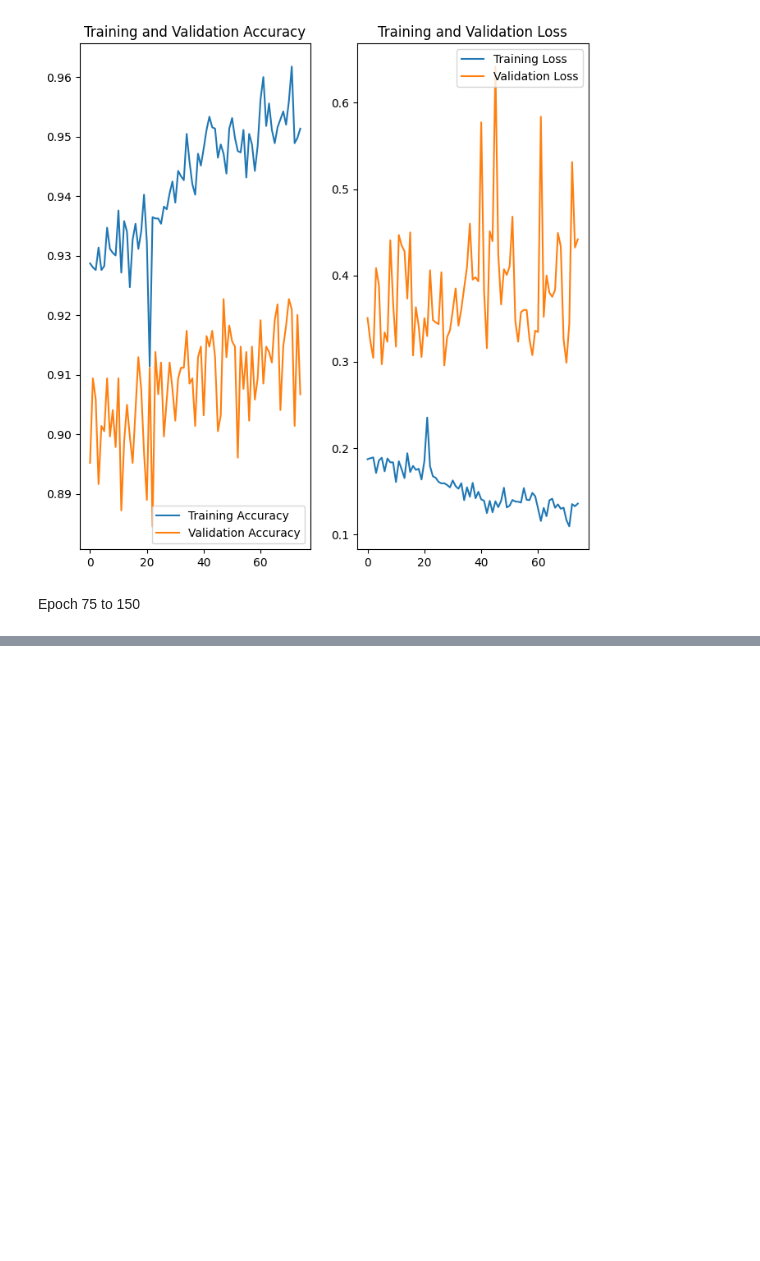
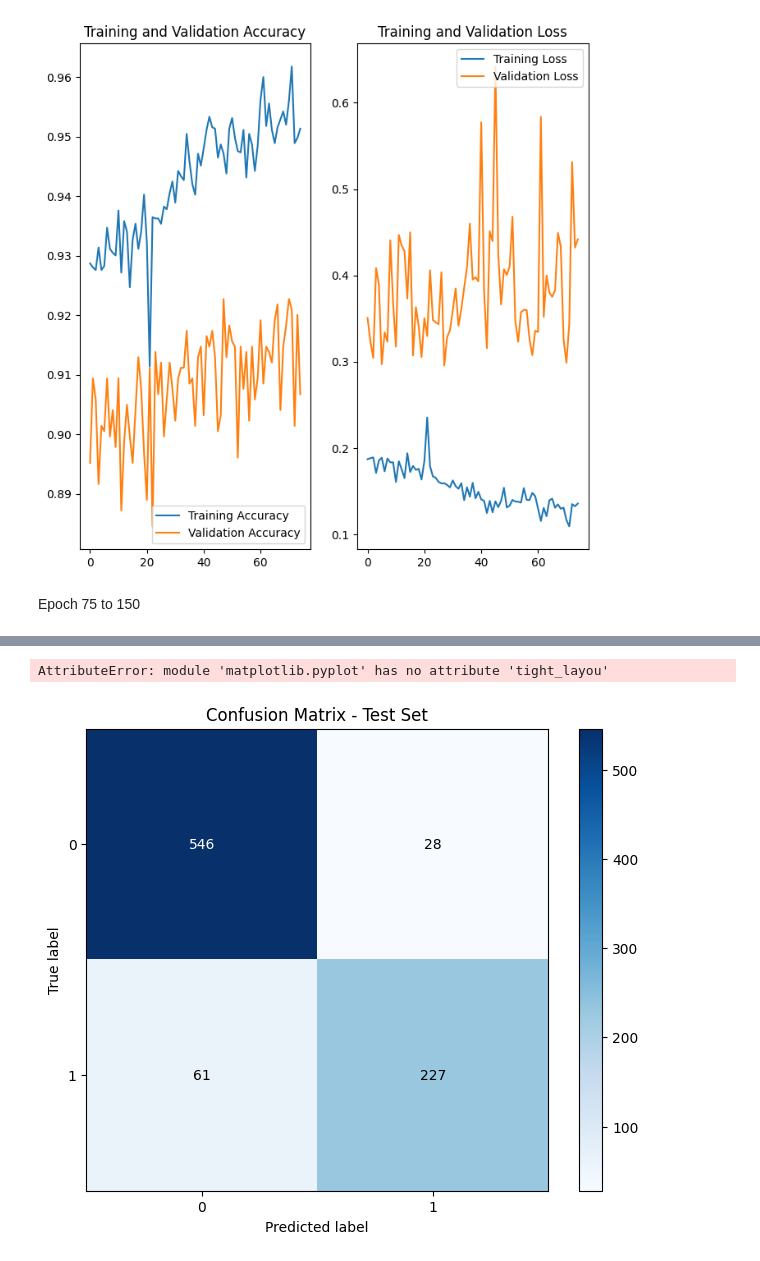
Before and after one commit to gt-big-data/aquatic-sustainability, a Jupyter notebook: keras classifier/oilspill.ipynb, the cells around one changed output, grey strips where cells are left out. Cells and saved outputs as stored; diff of their text form; code cells hidden in the pictures; blank space fills up the shorter version.

```diff
--- a/keras classifier/oilspill.ipynb
+++ b/keras classifier/oilspill.ipynb
@@ -78,8 +96,13 @@ class_names = train_ds.class_names
 # %%
+# AUTOTUNE = tf.data.AUTOTUNE
+
+# train_ds = train_ds.cache().shuffle(1000).prefetch(buffer_size=AUTOTUNE)
+# val_ds = val_ds.cache().prefetch(buffer_size=AUTOTUNE)
 AUTOTUNE = tf.data.AUTOTUNE
 
 train_ds = train_ds.cache().shuffle(1000).prefetch(buffer_size=AUTOTUNE)
 val_ds = val_ds.cache().prefetch(buffer_size=AUTOTUNE)
+test_ds = test_ds.cache().prefetch(buffer_size=AUTOTUNE)
 # %%
 # normalization_layer = layers.Rescaling(1./255)
 
@@ -364,0 +433,69 @@ model.save("model.keras")
+# %%
+model = tf.keras.models.load_model("model.keras")
+
+print("Model loaded successfully!")
+model.summary()
+# %%
+# Get predictions on test set
+y_true = []
+y_pred = []
+
+for images, labels in test_ds:
+    predictions = model.predict(images)
+    predicted_labels = tf.argmax(predictions, axis=1)
+    y_true.extend(labels.numpy())
+    y_pred.extend(predicted_labels.numpy())
+
+# Convert to numpy arrays
+y_true = np.array(y_true)
+y_pred = np.array(y_pred)
+
+# Calculate confusion matrix
+cm = confusion_matrix(y_true, y_pred)
+tn, fp, fn, tp = cm.ravel()
+
+# Calculate metrics
+accuracy = accuracy_score(y_true, y_pred)
+precision = precision_score(y_true, y_pred)
+recall = recall_score(y_true, y_pred)
+f1 = f1_score(y_true, y_pred)
+
+# Print results
+print("=" * 50)
+print("TEST SET EVALUATION")
+print("=" * 50)
+print(f"\nConfusion Matrix:")
+print(f"TN: {tn}  FP: {fp}")
+print(f"FN: {fn}  TP: {tp}")
+print(f"\nMetrics:")
+print(f"Accuracy:  {accuracy:.4f}")
+print(f"Precision: {precision:.4f}")
+print(f"Recall:    {recall:.4f}")
+print(f"F1 Score:  {f1:.4f}")
+print("\n" + "=" * 50)
+
+# Detailed classification report
+print("\nDetailed Classification Report:")
+print(classification_report(y_true, y_pred, target_names=class_names))
+
+# Visualize confusion matrix
+plt.figure(figsize=(8, 6))
+plt.imshow(cm, interpolation='nearest', cmap=plt.cm.Blues)
+plt.title('Confusion Matrix - Test Set')
+plt.colorbar()
+tick_marks = np.arange(len(class_names))
+plt.xticks(tick_marks, class_names)
+plt.yticks(tick_marks, class_names)
+
+# Add text annotations
+thresh = cm.max() / 2.
+for i in range(cm.shape[0]):
+    for j in range(cm.shape[1]):
+        plt.text(j, i, format(cm[i, j], 'd'),
+                ha="center", va="center",
+                color="white" if cm[i, j] > thresh else "black")
+
+plt.ylabel('True label')
+plt.xlabel('Predicted label')
+plt.tight_layou
+# %% [output]
@@ -364,0 +519,2 @@ model.save("model.keras")
+AttributeError: module 'matplotlib.pyplot' has no attribute 'tight_layou'
+[figure, added]
```
Also changed, not shown: parts of 11 cells of this notebook, 3 other files.
